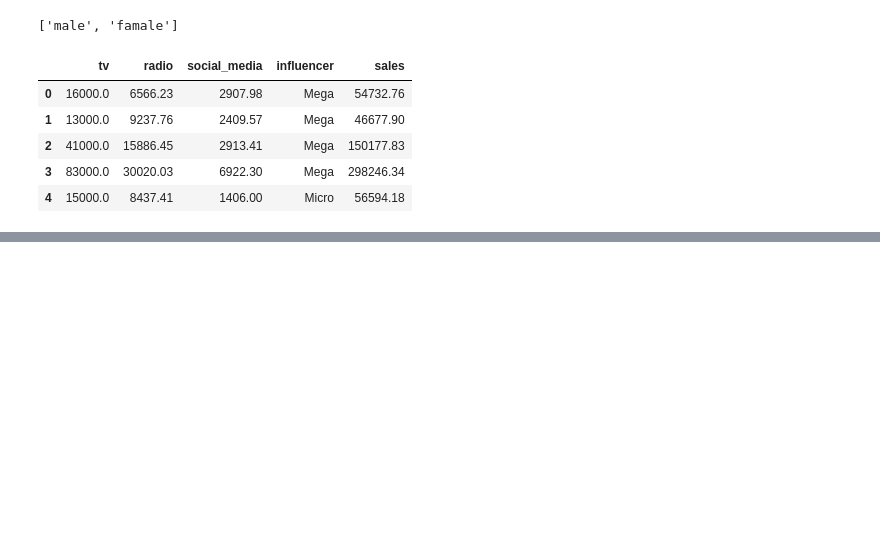
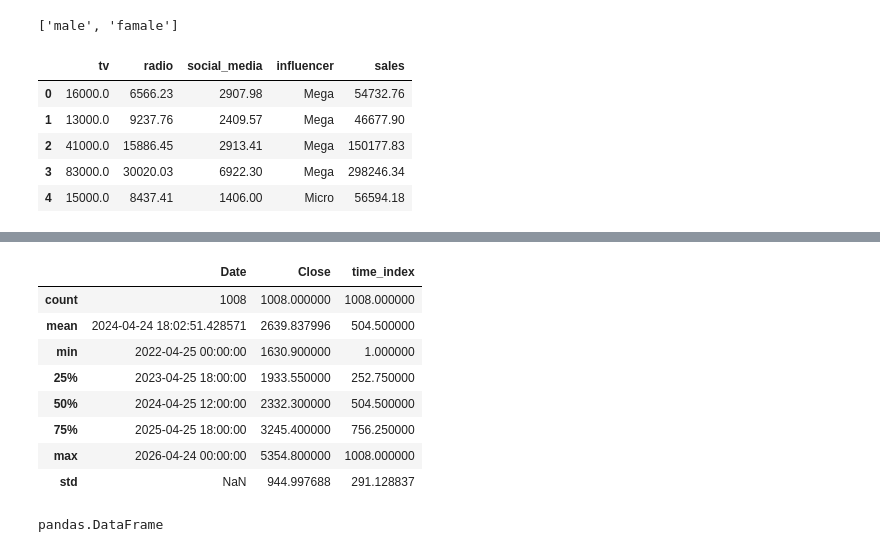
Before and after one commit to hovhannisyan91/aca, a Jupyter notebook: lab/python/notebooks/16_simple_linear_regression.ipynb, the cells around one changed output, grey strips where cells are left out. Cells and saved outputs as stored; diff of their text form; code cells hidden in the pictures; blank space fills up the shorter version.

```diff
--- a/lab/python/notebooks/16_simple_linear_regression.ipynb
+++ b/lab/python/notebooks/16_simple_linear_regression.ipynb
@@ -220,0 +365,12 @@ $$Y = \beta_0 + \beta_1 X_1 + \beta_2 X_2 + \beta_3 X_3$$
+# %%
+ts_combined.describe()
+# %% [output]
+|  | Date | Close | time_index |
+| count | 1008 | 1008.000000 | 1008.000000 |
+| mean | 2024-04-24 18:02:51.428571 | 2639.837996 | 504.500000 |
+| min | 2022-04-25 00:00:00 | 1630.900000 | 1.000000 |
+| 25% | 2023-04-25 18:00:00 | 1933.550000 | 252.750000 |
+| 50% | 2024-04-25 12:00:00 | 2332.300000 | 504.500000 |
+| 75% | 2025-04-25 18:00:00 | 3245.400000 | 756.250000 |
+| max | 2026-04-24 00:00:00 | 5354.800000 | 1008.000000 |
+| std | NaN | 944.997688 | 291.128837 |
@@ -220,0 +379,4 @@ $$Y = \beta_0 + \beta_1 X_1 + \beta_2 X_2 + \beta_3 X_3$$
+# %%
+type(X_time)
+# %% [output]
+pandas.DataFrame
```
Also changed, not shown: parts of 40 cells of this notebook, 17 other files.
